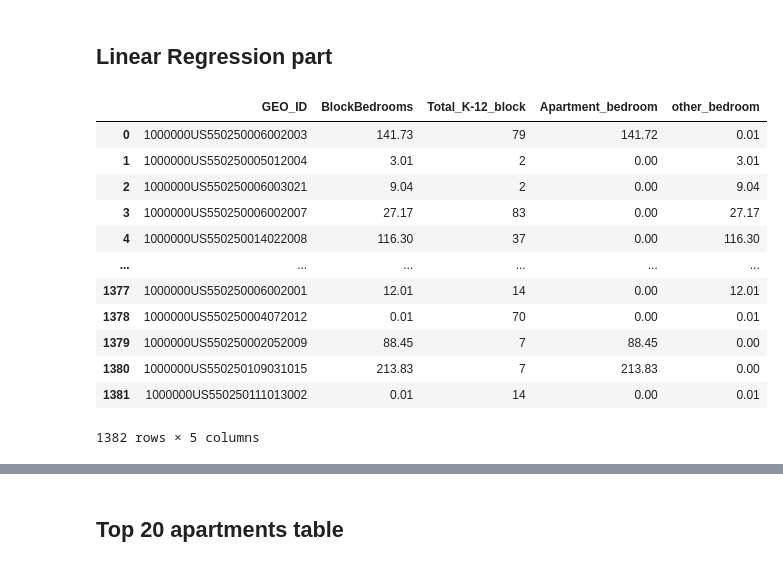
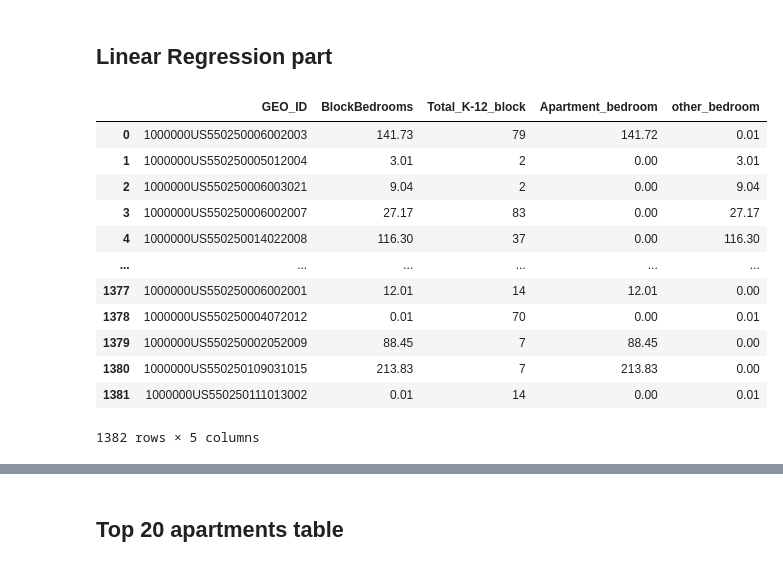
Before and after one commit to wesley0628/Internet-Access-Analysis, a Jupyter notebook: Internet_Access.ipynb, the cells around one changed output, grey strips where cells are left out. Drawn from its saved outputs; the diff is of its cells as text; code cells hidden in the pictures.

```diff
--- a/Internet_Access.ipynb
+++ b/Internet_Access.ipynb
@@ -152,27 +154,30 @@ above_15_point.head()
 # %% [markdown]
 ## Linear Regression part
 # %%
-Condominium_bedroom_block = merged[merged["PropertyUse"] == "Condominium"]
+Condominium_bedroom_block = merged[(merged["PropertyUse"] == "Condominium") | (merged["PropertyUse"] == "2 unit Apartment")
+                                   | (merged["PropertyUse"] == "3 unit Apartment") | (merged["PropertyUse"] == "4 unit Apartment")
+                                   | (merged["PropertyUse"] == "5 unit Apartment") | (merged["PropertyUse"] == "6 unit Apartment")
+                                   | (merged["PropertyUse"] == "7 unit Apartment")]
 Condominium_bedroom_block = Condominium_bedroom_block[["Area", "Address", "PropertyUse", "Bedrooms", "Total_K-12_block", "GEO_ID", "BlockBedrooms"]]
 Condominium_bedroom_block["Apartment_bedroom"] = Condominium_bedroom_block.groupby(['GEO_ID']).Bedrooms.transform('sum')
 Condominium_bedroom_block["other_bedroom"] = Condominium_bedroom_block["BlockBedrooms"] - Condominium_bedroom_block["Apartment_bedroom"]
 Condominium_bedroom_block = Condominium_bedroom_block.drop_duplicates("GEO_ID")
 Condominium_bedroom_block = Condominium_bedroom_block[["GEO_ID", "Apartment_bedroom", "other_bedroom"]]
 total_bedroom_block = merged[["GEO_ID", "BlockBedrooms", "Total_K-12_block"]]
 total_bedroom_block = total_bedroom_block.drop_duplicates("GEO_ID")
 result = total_bedroom_block.merge(Condominium_bedroom_block, on="GEO_ID", how = "outer")
 result["Apartment_bedroom"].fillna(0, inplace=True)
 result["other_bedroom"].fillna(result["BlockBedrooms"], inplace=True)
 result
 # %% [output]
 |  | GEO_ID | BlockBedrooms | Total_K-12_block | Apartment_bedroom | other_bedroom |
 | 0 | 1000000US550250006002003 | 141.73 | 79 | 141.72 | 0.01 |
 | 1 | 1000000US550250005012004 | 3.01 | 2 | 0.00 | 3.01 |
 | 2 | 1000000US550250006003021 | 9.04 | 2 | 0.00 | 9.04 |
 | 3 | 1000000US550250006002007 | 27.17 | 83 | 0.00 | 27.17 |
 | 4 | 1000000US550250014022008 | 116.30 | 37 | 0.00 | 116.30 |
 | ... | ... | ... | ... | ... | ... |
-| 1377 | 1000000US550250006002001 | 12.01 | 14 | 0.00 | 12.01 |
+| 1377 | 1000000US550250006002001 | 12.01 | 14 | 12.01 | 0.00 |
 | 1378 | 1000000US550250004072012 | 0.01 | 70 | 0.00 | 0.01 |
 | 1379 | 1000000US550250002052009 | 88.45 | 7 | 88.45 | 0.00 |
 | 1380 | 1000000US550250109031015 | 213.83 | 7 | 213.83 | 0.00 |
```
Also changed, not shown: parts of 7 cells of this notebook.
